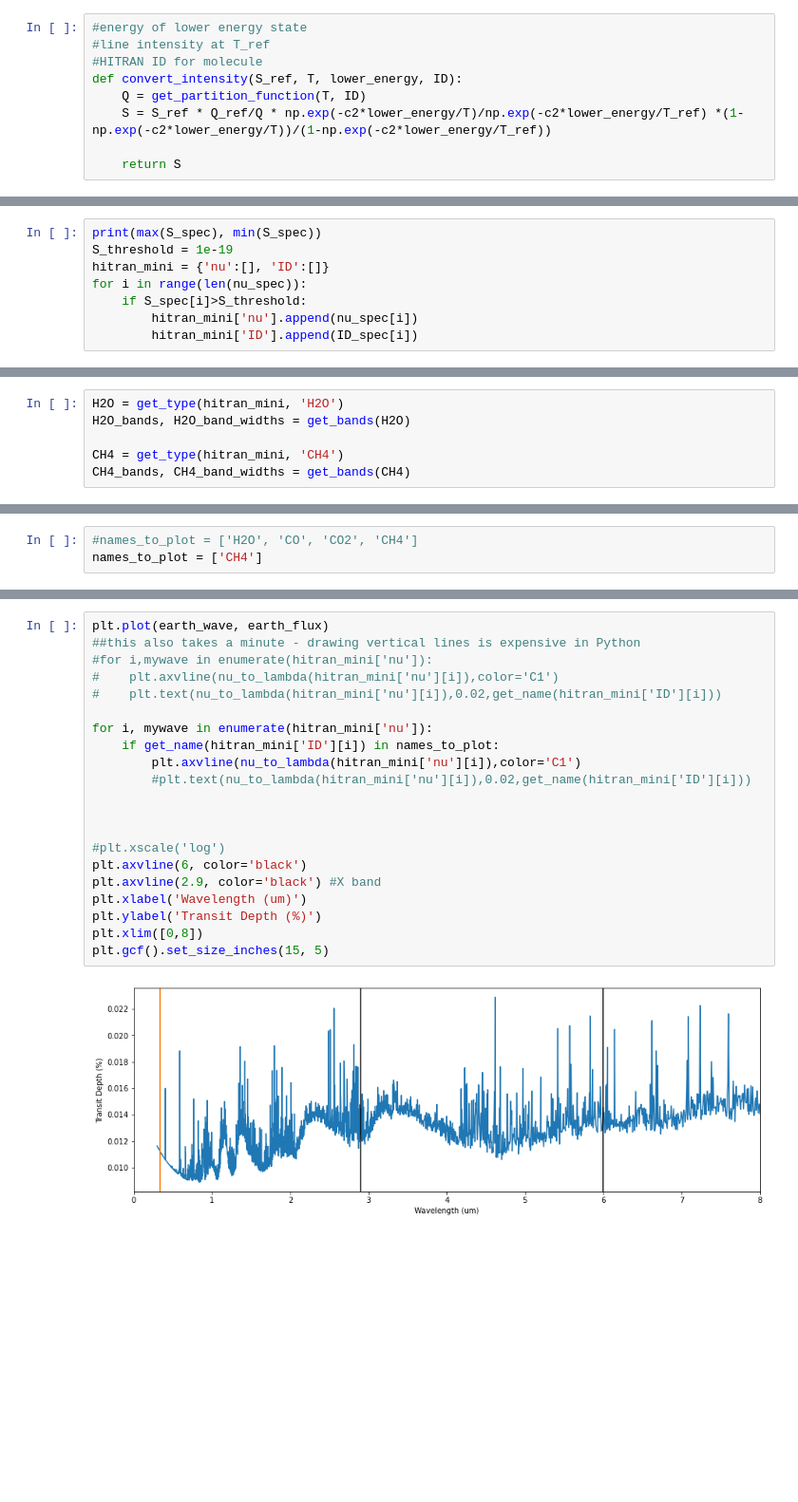
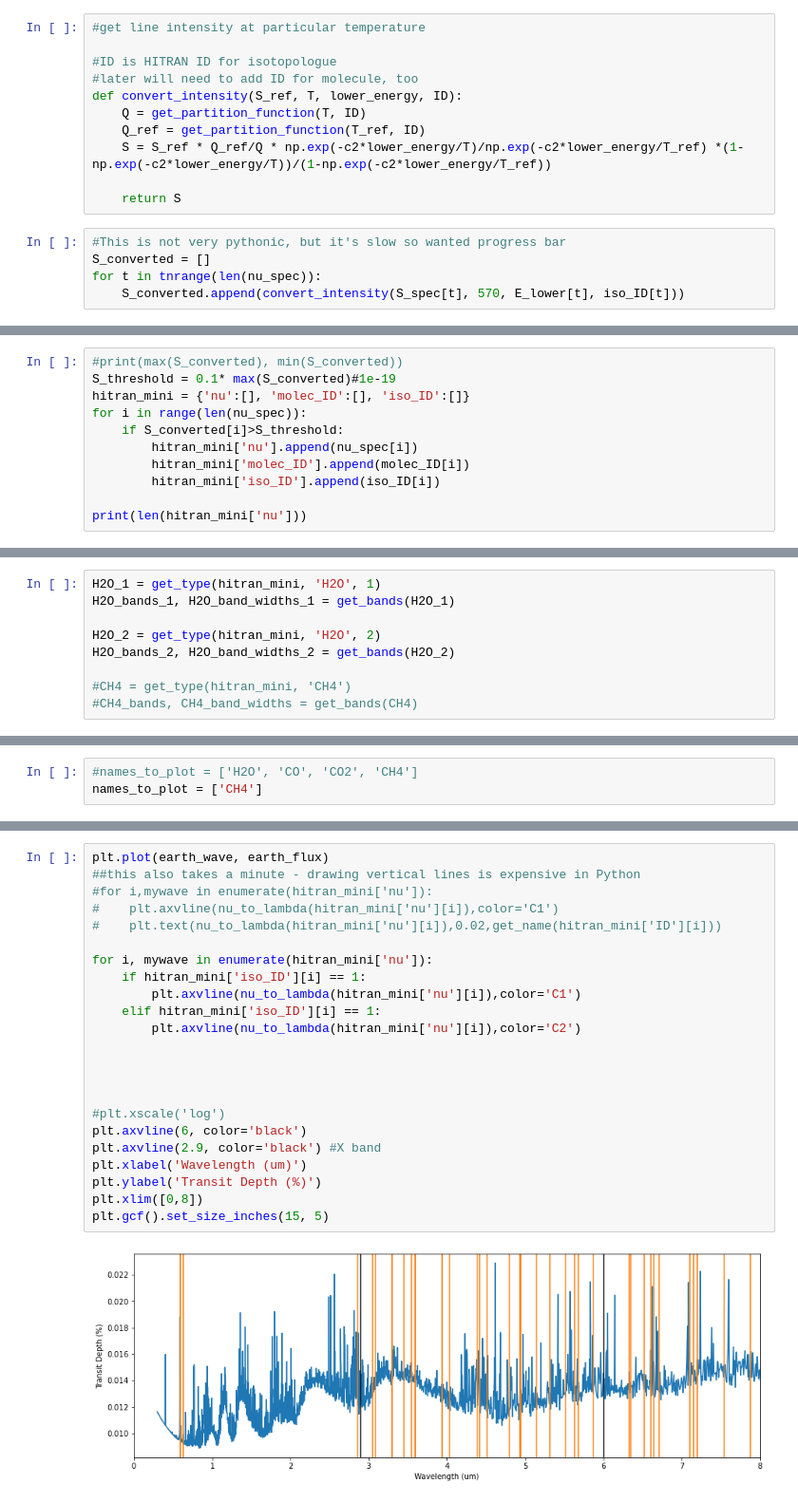
Before and after one commit to saracha413/betelgeuse, a Jupyter notebook: line_labels.ipynb, the cells around one changed output, grey strips where cells are left out. Shown at 95% size. Cells and saved outputs as stored; diff of their text form; blank space fills up the shorter version.

Commit message:
Finished adding temp-converted absorption lines

```diff
--- a/line_labels.ipynb
+++ b/line_labels.ipynb
@@ -21,9 +36,16 @@ def get_partition_function(T, ID):
 # %%
-#energy of lower energy state
-#line intensity at T_ref
-#HITRAN ID for molecule
+#get line intensity at particular temperature
+
+#ID is HITRAN ID for isotopologue
+#later will need to add ID for molecule, too
 def convert_intensity(S_ref, T, lower_energy, ID):
     Q = get_partition_function(T, ID)
+    Q_ref = get_partition_function(T_ref, ID)
     S = S_ref * Q_ref/Q * np.exp(-c2*lower_energy/T)/np.exp(-c2*lower_energy/T_ref) *(1-np.exp(-c2*lower_energy/T))/(1-np.exp(-c2*lower_energy/T_ref))
 
     return S
+# %%
+#This is not very pythonic, but it's slow so wanted progress bar
+S_converted = []
+for t in tnrange(len(nu_spec)):
+    S_converted.append(convert_intensity(S_spec[t], 570, E_lower[t], iso_ID[t]))
@@ -30,9 +65,12 @@ def convert_intensity(S_ref, T, lower_energy, ID):
 # %%
-print(max(S_spec), min(S_spec))
-S_threshold = 1e-19
-hitran_mini = {'nu':[], 'ID':[]}
+#print(max(S_converted), min(S_converted))
+S_threshold = 0.1* max(S_converted)#1e-19
+hitran_mini = {'nu':[], 'molec_ID':[], 'iso_ID':[]}
 for i in range(len(nu_spec)):
-    if S_spec[i]>S_threshold:
+    if S_converted[i]>S_threshold:
         hitran_mini['nu'].append(nu_spec[i])
-        hitran_mini['ID'].append(ID_spec[i])
+        hitran_mini['molec_ID'].append(molec_ID[i])
+        hitran_mini['iso_ID'].append(iso_ID[i])
+
+print(len(hitran_mini['nu']))
 # %% [output]
@@ -93,9 +131,12 @@ def get_type(data, ID):
 
     return waves_arr
 # %%
-H2O = get_type(hitran_mini, 'H2O')
-H2O_bands, H2O_band_widths = get_bands(H2O)
+H2O_1 = get_type(hitran_mini, 'H2O', 1)
+H2O_bands_1, H2O_band_widths_1 = get_bands(H2O_1)
 
-CH4 = get_type(hitran_mini, 'CH4')
-CH4_bands, CH4_band_widths = get_bands(CH4)
+H2O_2 = get_type(hitran_mini, 'H2O', 2)
+H2O_bands_2, H2O_band_widths_2 = get_bands(H2O_2)
+
+#CH4 = get_type(hitran_mini, 'CH4')
+#CH4_bands, CH4_band_widths = get_bands(CH4)
 # %%
@@ -150,23 +194,25 @@ plt.gcf().set_size_inches(15, 5)
 # %%
 plt.plot(earth_wave, earth_flux)
 ##this also takes a minute - drawing vertical lines is expensive in Python
 #for i,mywave in enumerate(hitran_mini['nu']):
 #    plt.axvline(nu_to_lambda(hitran_mini['nu'][i]),color='C1')
 #    plt.text(nu_to_lambda(hitran_mini['nu'][i]),0.02,get_name(hitran_mini['ID'][i]))
 
 for i, mywave in enumerate(hitran_mini['nu']):
-    if get_name(hitran_mini['ID'][i]) in names_to_plot:
+    if hitran_mini['iso_ID'][i] == 1:
         plt.axvline(nu_to_lambda(hitran_mini['nu'][i]),color='C1')
-        #plt.text(nu_to_lambda(hitran_mini['nu'][i]),0.02,get_name(hitran_mini['ID'][i]))
+    elif hitran_mini['iso_ID'][i] == 1:
+        plt.axvline(nu_to_lambda(hitran_mini['nu'][i]),color='C2')
+
 
 
 
 #plt.xscale('log')
 plt.axvline(6, color='black')
 plt.axvline(2.9, color='black') #X band
 plt.xlabel('Wavelength (um)')
 plt.ylabel('Transit Depth (%)')
 plt.xlim([0,8])
 plt.gcf().set_size_inches(15, 5)
 # %% [output]
-[figure, old version]
+[figure, new version]
```
Also changed, not shown: parts of 12 cells of this notebook.
